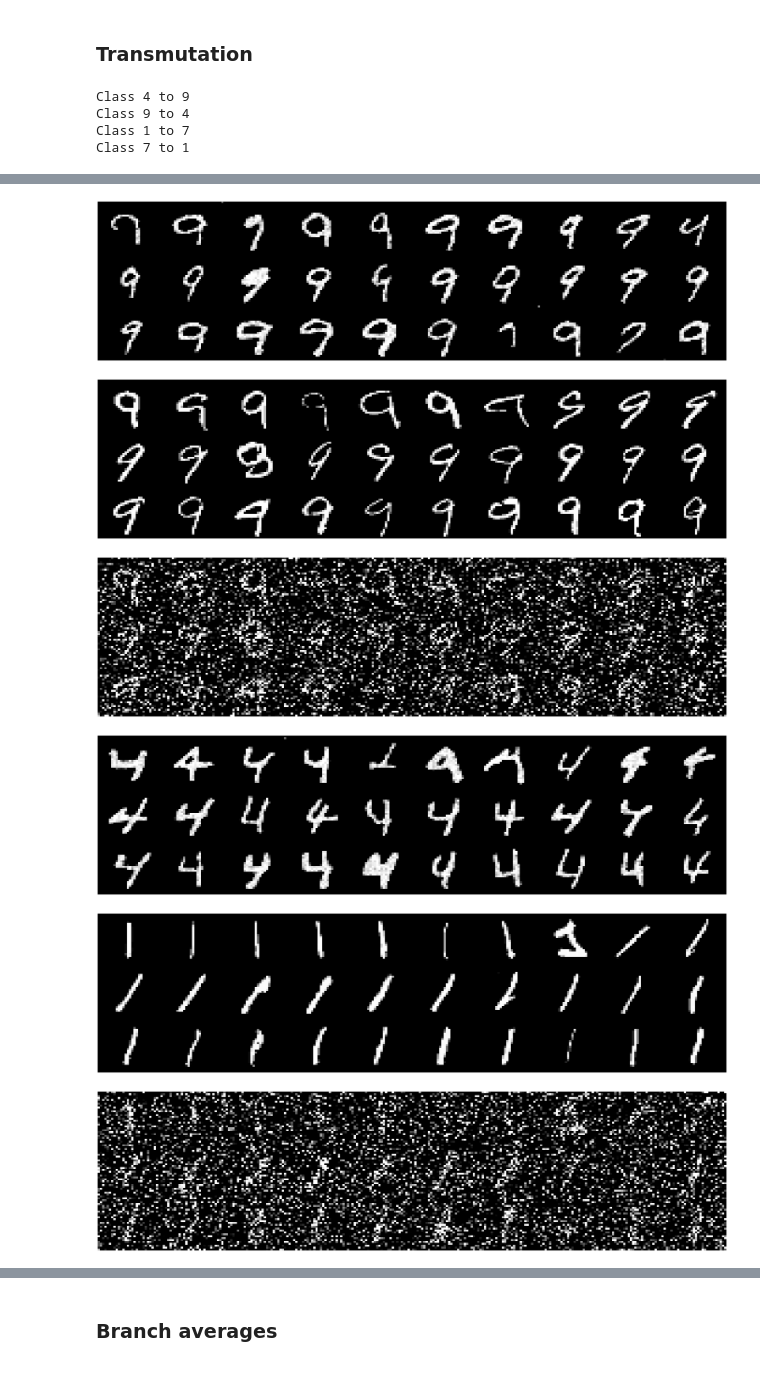
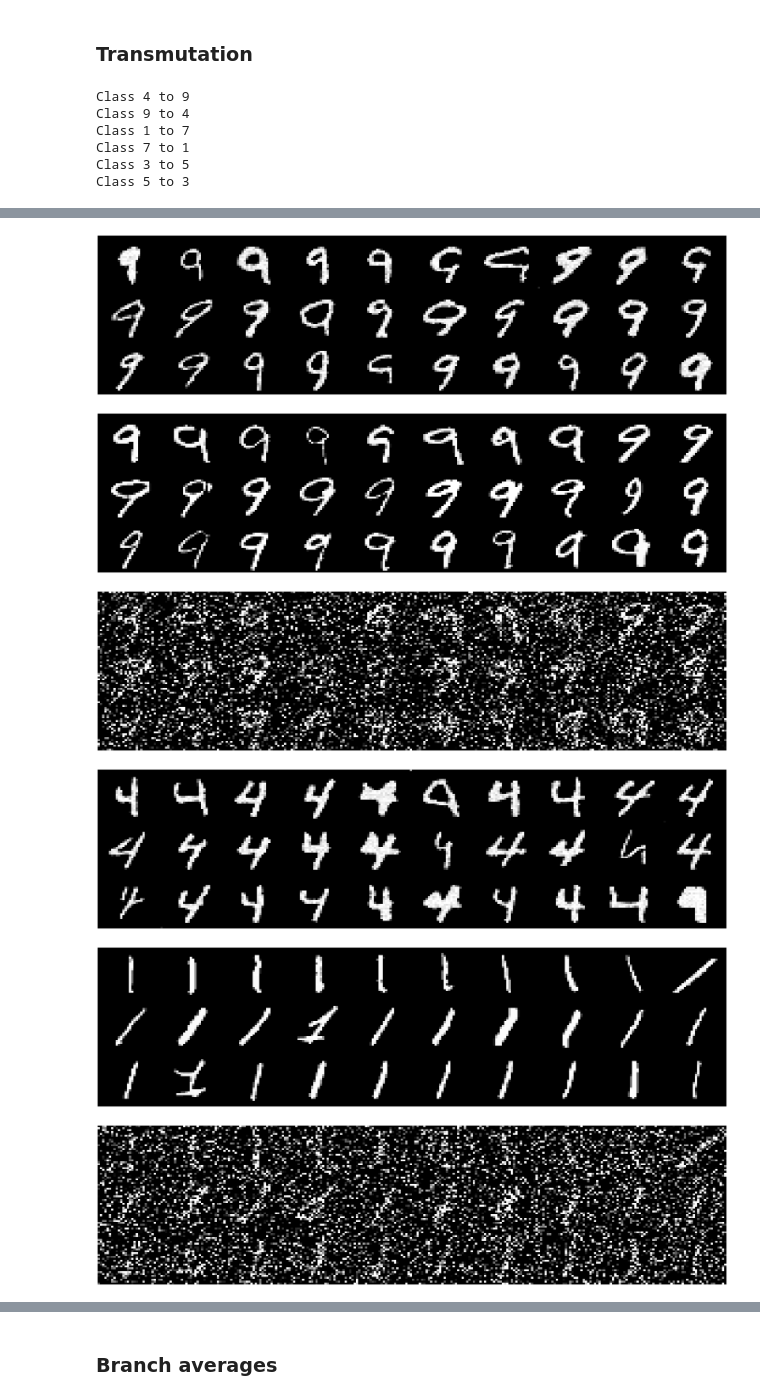
Before and after one commit to Genentech/branched-diffusion, a Jupyter notebook: notebooks/figures/mnist_hybrid_transmutation.ipynb, the cells around one changed output, grey strips where cells are left out. Drawn from its saved outputs; the diff is of its cells as text; code cells hidden in the pictures.

```diff
--- a/notebooks/figures/mnist_hybrid_transmutation.ipynb
+++ b/notebooks/figures/mnist_hybrid_transmutation.ipynb
@@ -48,7 +45,7 @@ else:
 # %%
 models_base_path = "/gstore/data/resbioai/tsenga5/branched_diffusion/models/trained_models/"
 
-model_path = os.path.join(models_base_path, "mnist_continuous_alldigits/1/epoch_30_ckpt.pth")
+model_path = os.path.join(models_base_path, "mnist_continuous_alldigits/2/epoch_90_ckpt.pth")
 # %%
 classes = list(range(10))
 branch_defs = [((0, 1, 2, 3, 4, 5, 6, 7, 8, 9), 0.4854854854854855, 1), ((1, 2, 3, 4, 5, 6, 7, 8, 9), 0.44744744744744747, 0.4854854854854855), ((2, 3, 4, 5, 6, 7, 8, 9), 0.43343343343343343, 0.44744744744744747), ((2, 3, 4, 5, 7, 8, 9), 0.4164164164164164, 0.43343343343343343), ((3, 4, 5, 7, 8, 9), 0.3743743743743744, 0.4164164164164164), ((3, 4, 5, 8, 9), 0.3683683683683684, 0.3743743743743744), ((3, 4, 5, 9), 0.35235235235235235, 0.3683683683683684), ((3, 4, 5), 0.3483483483483483, 0.35235235235235235), ((3, 5), 0.27127127127127126, 0.3483483483483483), ((0,), 0, 0.4854854854854855), ((1,), 0, 0.44744744744744747), ((6,), 0, 0.43343343343343343), ((2,), 0, 0.4164164164164164), ((7,), 0, 0.3743743743743744), ((8,), 0, 0.3683683683683684), ((9,), 0, 0.35235235235235235), ((4,), 0, 0.3483483483483483), ((5,), 0, 0.27127127127127126), ((3,), 0, 0.27127127127127126)]
@@ -72,13 +69,10 @@ out_path = "/gstore/home/tsenga5/branched_diffusion/figures/mnist_hybrid_transmu
 os.makedirs(out_path, exist_ok=True)
 # %%
 branch_point_examples = [
-    (4, 9, 0.35235235235235235),
-    (1, 7, 0.3743743743743744)
+    (4, 9, 0.3483483483483483),
+    (1, 7, 0.3743743743743744),
+    (3, 5, 0.27127127127127126)
 ]
-
-# branch_point_examples = [
-#     (4, 9, 0.35)
-# ]
 # %% [markdown]
 ### Create data loader
 # %%
@@ -262,40 +271,42 @@ for class_1, class_2, branch_time in branch_point_examples:
     print("Class %d to %d" % (class_1, class_2))
     plot_inds = np.arange(0, len(orig_1), len(orig_1) // 30)
     fig = plot_mnist_digits(forward_1_to_2[0][plot_inds], grid_size=(10, 3), scale=5)
-    fig.savefig(
-        os.path.join(out_path, "mnist_transmutation_%d_to_%d_before.svg" % (class_1, class_2)),
-        format="svg"
-    )
+#     fig.savefig(
+#         os.path.join(out_path, "mnist_transmutation_%d_to_%d_before.svg" % (class_1, class_2)),
+#         format="svg"
+#     )
     fig = plot_mnist_digits(forward_1_to_2[-1][plot_inds], grid_size=(10, 3), scale=5)
-    fig.savefig(
-        os.path.join(out_path, "mnist_transmutation_%d_to_%d_middle.svg" % (class_1, class_2)),
-        format="svg"
-    )
+#     fig.savefig(
+#         os.path.join(out_path, "mnist_transmutation_%d_to_%d_middle.svg" % (class_1, class_2)),
+#         format="svg"
+#     )
     fig = plot_mnist_digits(backward_1_to_2[-1][plot_inds], grid_size=(10, 3), scale=5)
-    fig.savefig(
-        os.path.join(out_path, "mnist_transmutation_%d_to_%d_after.svg" % (class_1, class_2)),
-        format="svg"
-    )
+#     fig.savefig(
+#         os.path.join(out_path, "mnist_transmutation_%d_to_%d_after.svg" % (class_1, class_2)),
+#         format="svg"
+#     )
 
     print("Class %d to %d" % (class_2, class_1))
     plot_inds = np.arange(0, len(orig_1), len(orig_1) // 30)
     fig = plot_mnist_digits(forward_2_to_1[0][plot_inds], grid_size=(10, 3), scale=5)
-    fig.savefig(
-        os.path.join(out_path, "mnist_transmutation_%d_to_%d_before.svg" % (class_2, class_1)),
-        format="svg"
-    )
+#     fig.savefig(
+#         os.path.join(out_path, "mnist_transmutation_%d_to_%d_before.svg" % (class_2, class_1)),
+#         format="svg"
+#     )
     fig = plot_mnist_digits(forward_2_to_1[-1][plot_inds], grid_size=(10, 3), scale=5)
-    fig.savefig(
-        os.path.join(out_path, "mnist_transmutation_%d_to_%d_middle.svg" % (class_2, class_1)),
-        format="svg"
-    )
+#     fig.savefig(
+#         os.path.join(out_path, "mnist_transmutation_%d_to_%d_middle.svg" % (class_2, class_1)),
+#         format="svg"
+#     )
     fig = plot_mnist_digits(backward_2_to_1[-1][plot_inds], grid_size=(10, 3), scale=5)
-    fig.savefig(
-        os.path.join(out_path, "mnist_transmutation_%d_to_%d_after.svg" % (class_2, class_1)),
-        format="svg"
-    )
+#     fig.savefig(
+#         os.path.join(out_path, "mnist_transmutation_%d_to_%d_after.svg" % (class_2, class_1)),
+#         format="svg"
+#     )
 # %% [output]
 Class 4 to 9
 Class 9 to 4
 Class 1 to 7
 Class 7 to 1
+Class 3 to 5
+Class 5 to 3
@@ -304,6 +315,6 @@ Class 7 to 1
-[figure, old version]
+[figure, new version]
-[figure, old version]
+[figure, new version]
-[figure, old version]
+[figure, new version]
-[figure, old version]
+[figure, new version]
-[figure, old version]
+[figure, new version]
-[figure, old version]
+[figure, new version]
```
Also changed, not shown: parts of 5 cells of this notebook.
